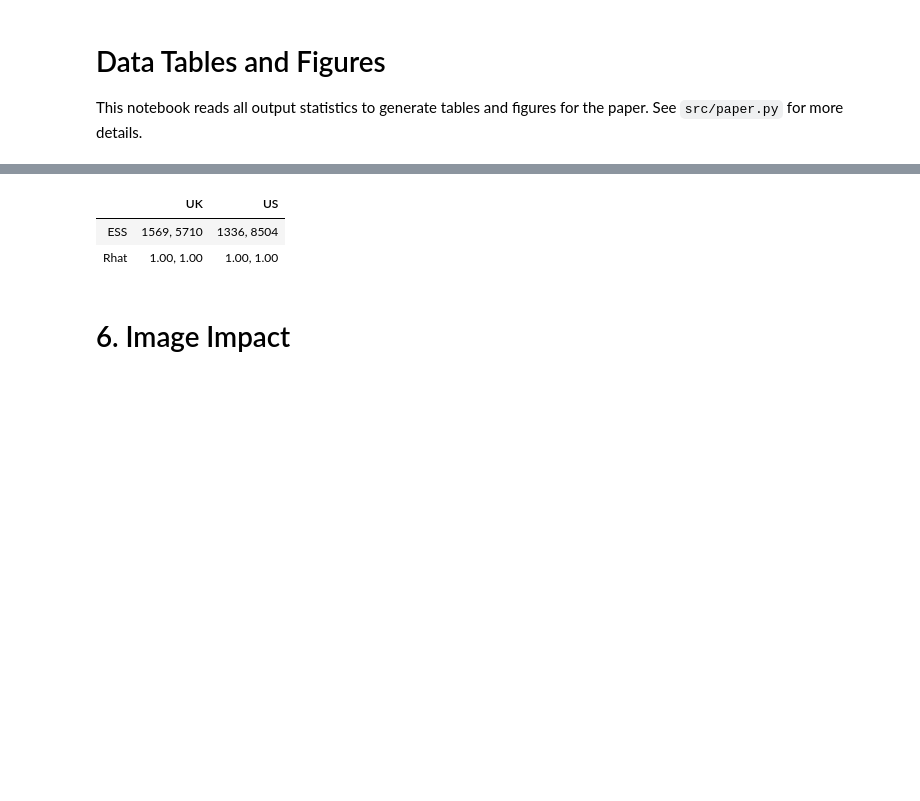
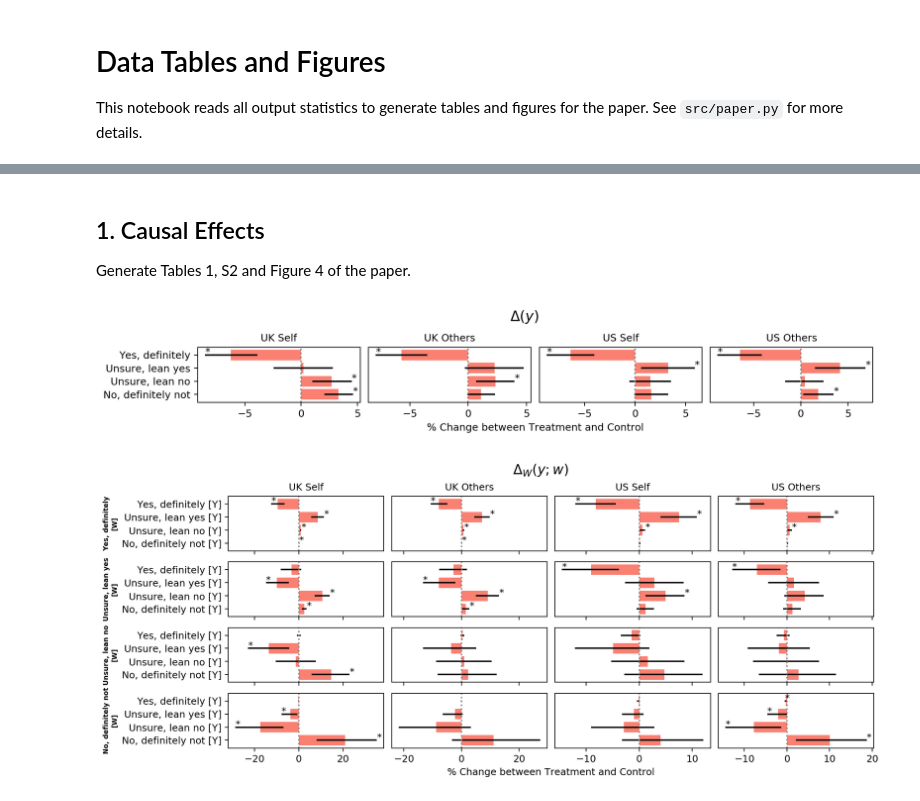
Before and after one commit to sloomba/covid19-misinfo, a Jupyter notebook: tables_figures.ipynb, the cells around one changed output, grey strips where cells are left out. Cells and saved outputs as stored; diff of their text form; code cells hidden in the pictures; blank space fills up the shorter version.

```diff
--- a/tables_figures.ipynb
+++ b/tables_figures.ipynb
@@ -189,8 +15,8 @@ table_5['stats']
-# %%
-table_5['diags']
-# %% [output]
-|  | UK | US |
-| ESS | 1569, 5710 | 1336, 8504 |
-| Rhat | 1.00, 1.00 | 1.00, 1.00 |
-# %% [markdown]
-# 6. Image Impact
+# %% [markdown]
+## 1. Causal Effects
+Generate Tables 1, S2 and Figure 4 of the paper.
+# %%
+causal = paper.causal_effects(tables)
+# %% [output]
+[figure, added]
+[figure, added]
```
Also changed, not shown: parts of 47 cells of this notebook, 2 other files.
